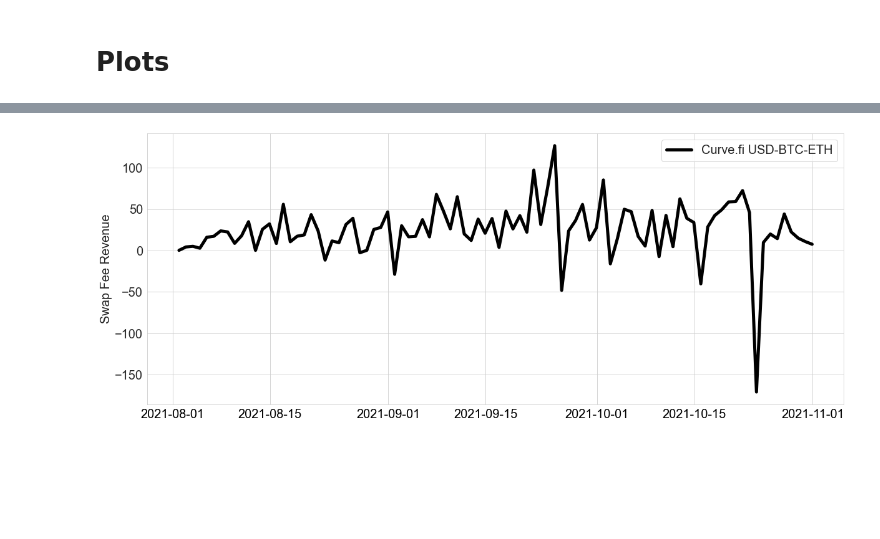
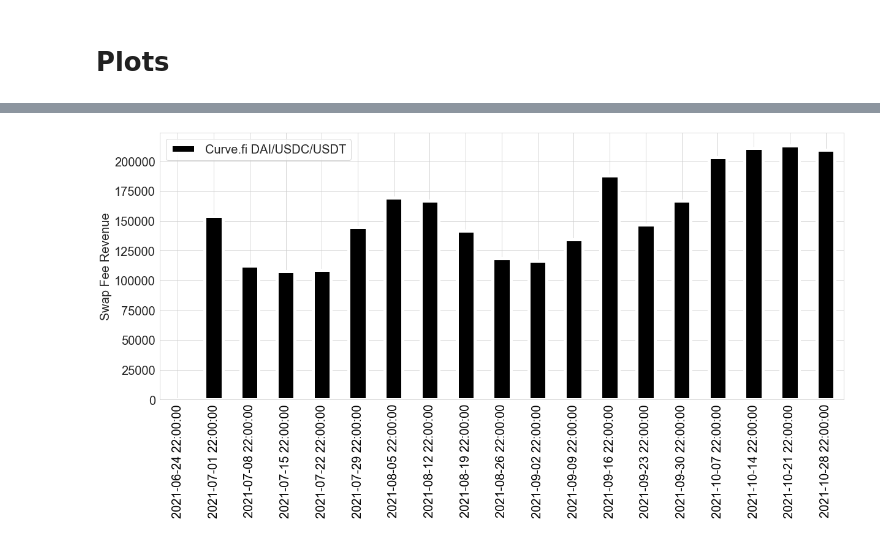
Before and after one commit to bout3fiddy/on-chain-analytics, a Jupyter notebook: notebooks/curve-analysis/curve-pool-simulation/revenue_vs_emissions_analysis.ipynb, the cells around one changed output, grey strips where cells are left out. Cells and saved outputs as stored; diff of their text form; code cells hidden in the pictures; blank space fills up the shorter version.

```diff
--- a/notebooks/curve-analysis/curve-pool-simulation/revenue_vs_emissions_analysis.ipynb
+++ b/notebooks/curve-analysis/curve-pool-simulation/revenue_vs_emissions_analysis.ipynb
@@ -9,7 +11,7 @@ sns.set_style("whitegrid")
 # %% [markdown]
 # Read Data
 # %%
-data_file = "./emissions_and_revenue_20211024_20211031.csv"
+data_file = "./emissions_and_revenue_20210625_20211104.csv"
 # %%
 data = pd.read_csv(data_file, parse_dates=[0], index_col=0)
 data
@@ -74,11 +38,15 @@ tricrypto_data
 # %%
-def plot_lineplot(df: pd.DataFrame, column: str):
+def plot_lineplot(df: pd.DataFrame, column: str, cumulative=False):
 
     fig, ax = plt.subplots(1,1, figsize=(20, 8))
 
+    to_plot = df[column]
+    if cumulative:
+        to_plot = to_plot.cumsum()
+
     ax.plot(
         df.index,
-        df[column],
+        to_plot,
         color='black',
         lw=5,
         label=df.pool_name.unique()[0]
@@ -87,3 +55,23 @@ def plot_lineplot(df: pd.DataFrame, column: str):
     ax.tick_params(axis='both', which='major', labelsize=20)
     ax.tick_params(axis='x', which='major', colors='black')
     ax.legend(fontsize=20)
+    ax.yaxis.get_major_formatter().set_scientific(False)
+    ax.yaxis.get_major_formatter().set_useOffset(False)
+
+
+def plot_barplot(df: pd.DataFrame, column: str):
+
+    fig, ax = plt.subplots(1,1, figsize=(20, 8))
+
+    df[column].plot(
+        color='black',
+        kind='bar',
+        lw=5,
+        label=df.pool_name.unique()[0]
+    )
+    ax.set_ylabel(string.capwords(column.replace("_", " ")), fontsize=20)
+    ax.tick_params(axis='both', which='major', labelsize=20)
+    ax.tick_params(axis='x', which='major', colors='black')
+    ax.legend(fontsize=20)
+    ax.yaxis.get_major_formatter().set_scientific(False)
+    ax.yaxis.get_major_formatter().set_useOffset(False)
@@ -97,0 +80,3 @@ plot_lineplot(tricrypto_data, column='virtual_price_diff')
+# %%
+tripool_data = data[data.pool_addr=="0xbEbc44782C7dB0a1A60Cb6fe97d0b483032FF1C7"]
+tripool_data['swap_fee_revenue'] = tripool_data.virtual_price_diff * tripool_data.total_supply_lp_token
@@ -98,4 +103,4 @@ plot_lineplot(tricrypto_data, column='virtual_price_diff')
 # %%
-plot_lineplot(tricrypto_data, column='swap_fee_revenue')
+plot_barplot(tripool_data, column='swap_fee_revenue')
 # %% [output]
-[figure, old version]
+[figure, new version]
```
Also changed, not shown: parts of 14 cells of this notebook, 2 other files.
